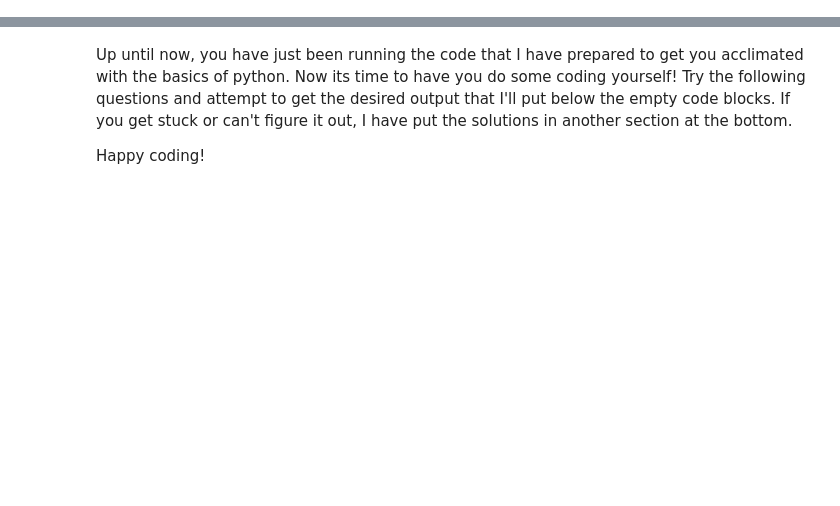
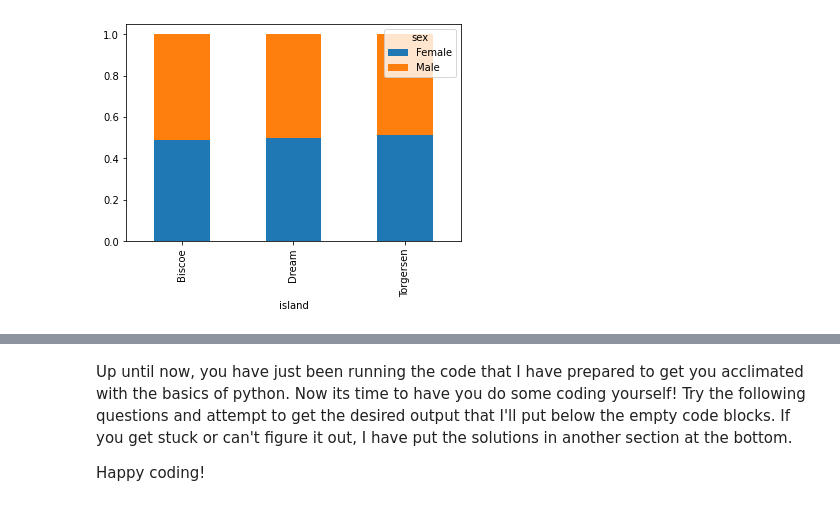
Before and after one commit to postybaloney/neurotech-textbook, a Jupyter notebook: Python_Introduction.ipynb, the cells around one changed output, grey strips where cells are left out. Drawn from its saved outputs; the diff is of its cells as text; code cells hidden in the pictures; blank space fills up the shorter version.

```diff
--- a/Python_Introduction.ipynb
+++ b/Python_Introduction.ipynb
@@ -20,0 +399,4 @@
+# %%
+penguins.groupby("island").sex.value_counts(normalize=True).unstack().plot.bar(stacked=True);
+# %% [output]
+[figure, added]
```
Also changed, not shown: parts of 102 cells of this notebook, 15 other files.
